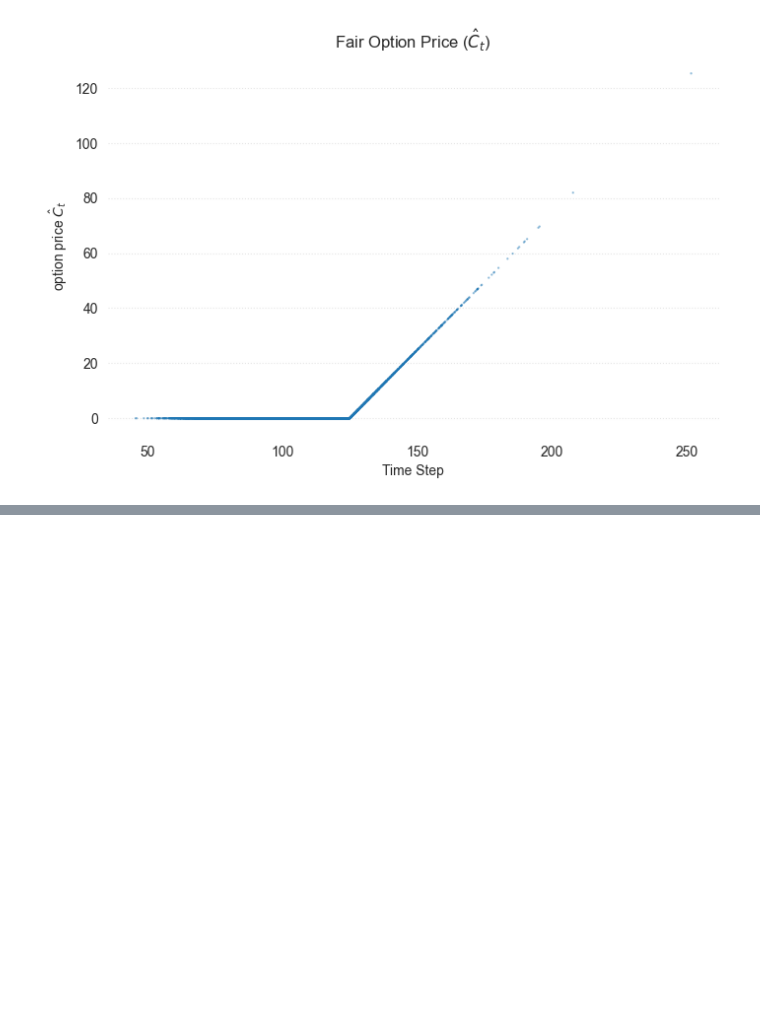
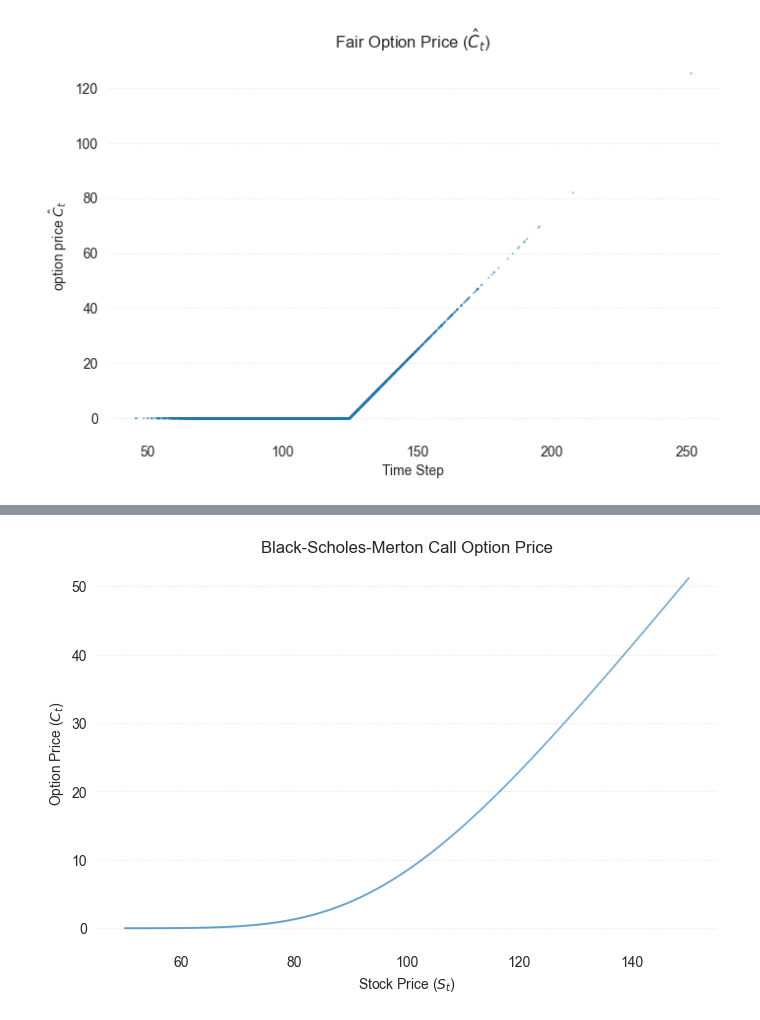
Before and after one commit to Tommylee1013/FinancialDeepLearning, a Jupyter notebook: Notes/ReinforcementLearning/BlackScholesMertonModel.ipynb, the cells around one changed output, grey strips where cells are left out. Drawn from its saved outputs; the diff is of its cells as text; code cells hidden in the pictures; blank space fills up the shorter version.

```diff
--- a/Notes/ReinforcementLearning/BlackScholesMertonModel.ipynb
+++ b/Notes/ReinforcementLearning/BlackScholesMertonModel.ipynb
@@ -214,0 +299,33 @@ plt.show()
+# %%
+# Parameters
+S0 = 100  # Initial stock price
+K = 100  # Strike price
+T = 1  # Time to maturity (in years)
+r = 0.01  # Risk-free interest rate
+sigma = 0.2  # Volatility
+# %%
+# Stock price range for plotting
+S_range = np.linspace(50, 150, 500)
+
+# Calculate option price and delta for each stock price
+call_prices = [black_scholes_call_price(S, K, T, r, sigma) for S in S_range]
+deltas = [black_scholes_delta(S, K, T, r, sigma) for S in S_range]
+# %%
+fig, ax = plt.subplots(figsize = (8, 5))
+ax.scatter(
+    S_range, call_prices,
+    marker = '.',
+    edgecolor = 'None',
+    alpha = 0.5,
+    s = 10
+)
+for spine in ax.spines.values():
+    spine.set_visible(False)
+ax.grid(False)
+ax.yaxis.grid(True, ls = ':', alpha = 0.5)
+plt.title('Black-Scholes-Merton Call Option Price')
+plt.xlabel('Stock Price ($S_t$)')
+plt.ylabel('Option Price ($C_t$)')
+plt.show()
+# %% [output]
+[figure, added]
```
Also changed, not shown: parts of 4 cells of this notebook.
